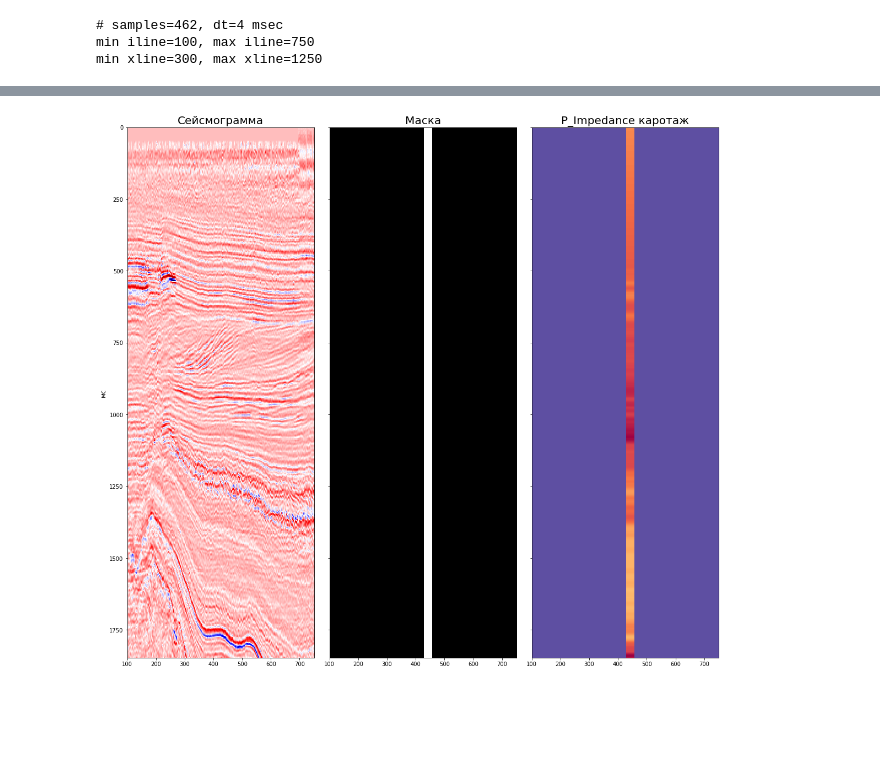
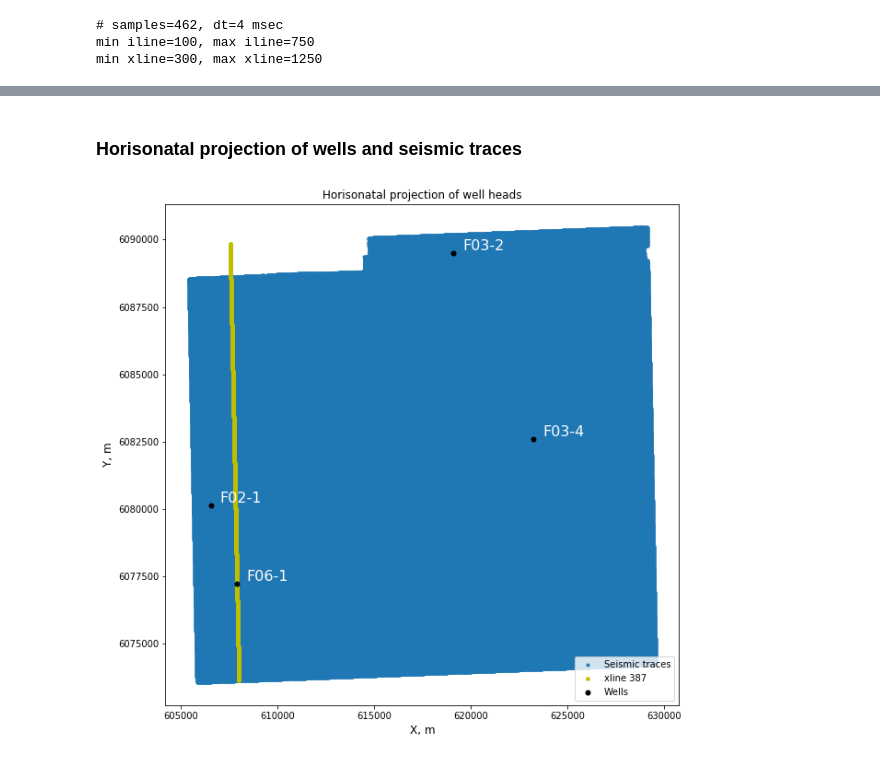
Before and after one commit to neuro-inc/ml-recipe-seismic, a Jupyter notebook: notebooks/data_preparation.ipynb, the cells around one changed output, grey strips where cells are left out. Cells and saved outputs as stored; diff of their text form; code cells hidden in the pictures; blank space fills up the shorter version.

```diff
--- a/notebooks/data_preparation.ipynb
+++ b/notebooks/data_preparation.ipynb
@@ -35,31 +53,5 @@ from create_dataset import (
 # %% [output]
 Using TensorFlow backend.
-# %%
-data_dir = Path('.').absolute().parent / 'data/F3_Demo_2016_training_v6'
-seg_path = data_dir / 'Rawdata/Seismic_data.sgy'
-custom_dir = data_dir / 'custom'
-log_dir = custom_dir / 'processed_las'
-slices_dir = custom_dir / 'slices/smoothed'
-
-# датафрейм с забоями скважин
-wellheads = pd.read_csv(custom_dir / 'wellheads.csv', index_col='WellName')
-
-# словарь с горизонтальными координами сейсмических срезов
-slice_coord_path = custom_dir / 'slice_coord_dict.pkl'
-# %%
-with segyio.open(seg_path, strict=False) as segyfile:
-    segyfile.mmap()
-    sourceX = segyfile.attributes(segyio.TraceField.SourceX)[:] / 10
-    sourceY = segyfile.attributes(segyio.TraceField.SourceY)[:] / 10
-    INLINE_3D = segyfile.attributes(segyio.TraceField.INLINE_3D)[:]
-    CROSSLINE_3D = segyfile.attributes(segyio.TraceField.CROSSLINE_3D)[:]
-    raw = segyfile.trace.raw[:]
-
-trace_coords = np.column_stack([sourceX, sourceY])
-ilines = sorted(np.unique(INLINE_3D))
-xlines = sorted(np.unique(CROSSLINE_3D))
-nsamples = raw.shape[-1]
-dt = 4
 # %%
 # параметры сейсмического куба
 print(f'# samples={nsamples}, dt={dt} msec')
@@ -342,26 +64,2 @@ plt.show()
-# %%
-fl = 'xline_1006_F03-4.pkl'
-extent = [min(ilines), max(ilines), nsamples * dt - 1, 0] if 'xline' in fl else [min(xlines), max(xlines), nsamples * dt - 1, 0]
-with open(slices_dir / fl, 'rb') as f:
-    slice_data = pickle.load(f)
-
-fontsize = 20
-carotage_type = 'P_Impedance'
-seismic_ver = slice_data['seismic']
-mask_ver = slice_data['projections'][carotage_type]['mask']
-target_ver = slice_data['projections'][carotage_type]['target']
-
-fig, (ax1, ax2, ax3) = plt.subplots(1, 3, figsize=(16, 14), sharey=True)
-ax1.imshow(seismic_ver, cmap='seismic', extent=extent)
-ax1.set_title('Сейсмограмма', fontsize=fontsize)
-ax1.set_ylabel('мс', fontsize=12)
-
-ax2.imshow(mask_ver, cmap='Greys_r', extent=extent)
-ax2.set_title('Маска', fontsize=fontsize)
-
-ax3.imshow(target_ver, cmap='Spectral_r', extent=extent)
-ax3.set_title(f'{carotage_type} каротаж', fontsize=fontsize)
-plt.tight_layout()
-plt.show()
-# %% [output]
-[figure, removed]
+# %% [markdown]
+### Horisonatal projection of wells and seismic traces
@@ -367,0 +70,17 @@ plt.show()
+# %%
+xline = 387
+xline_coords = slice_coord_dict['xline'][xline]
+
+fig = plt.figure(figsize=(10, 10))
+plt.scatter(trace_coords[::1, 0], trace_coords[::1, 1], marker='.')
+plt.scatter(xline_coords[:, 0], xline_coords[:, 1], marker='.', s=50, c='y')
+plt.scatter(wellheads['X-Coord'], wellheads['Y-Coord'], marker='.', s=100, c='k')
+for id_, (x_, y_) in wellheads.iterrows():
+    plt.annotate(id_, xy=[x_, y_], xytext=(10, 3), textcoords='offset points', c='w', fontsize=16)
+plt.legend(['Seismic traces', f'xline {xline}', 'Wells'], loc='lower right')
+plt.title(f'Horisonatal projection of well heads')
+plt.xlabel('X, m', fontsize=12)
+plt.ylabel('Y, m', fontsize=12)
+plt.show()
+# %% [output]
+[figure, added]
```
Also changed, not shown: parts of 51 cells of this notebook, 14 other files.
